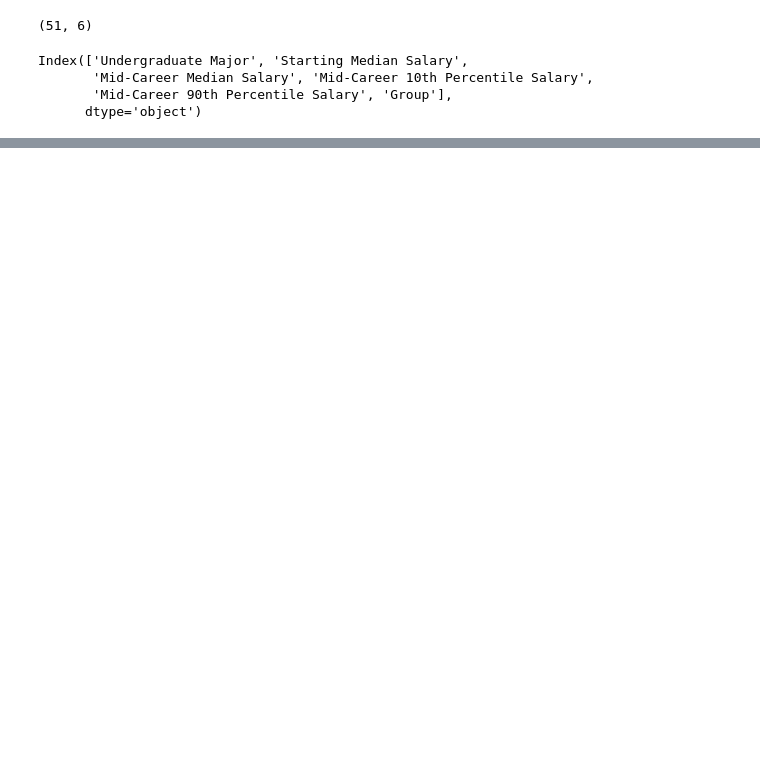
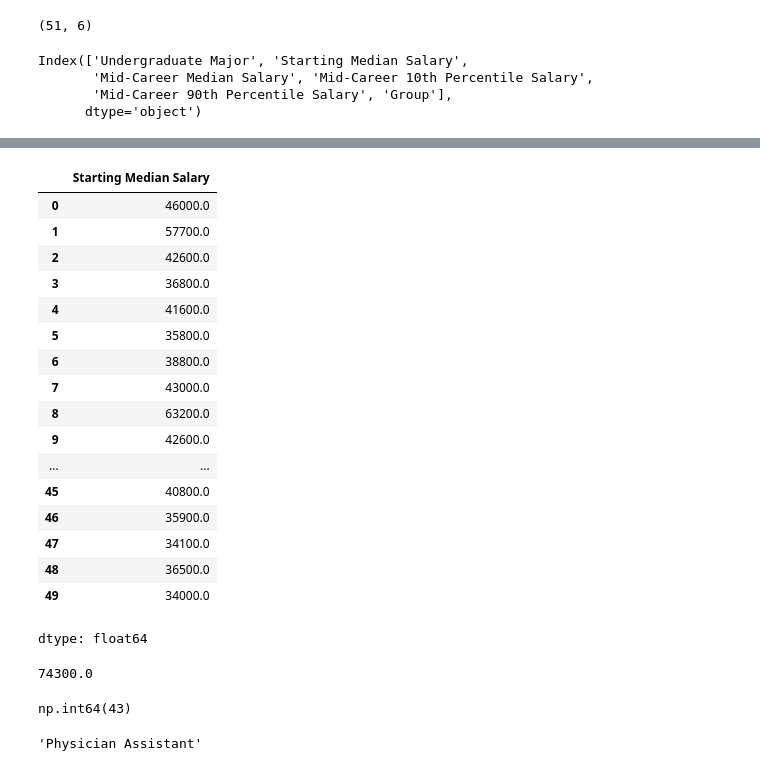
Before and after one commit to ACEKaito1412/100DaysOfCodingPython, a Jupyter notebook: day_72/data_exploration.ipynb, the cells around one changed output, grey strips where cells are left out. Saved outputs shown, nothing was run; the diff lists cells and outputs as text; code cells hidden in the pictures; blank space fills up the shorter version.

```diff
--- a/day_72/data_exploration.ipynb
+++ b/day_72/data_exploration.ipynb
@@ -59,3 +77,39 @@ clean_df.tail()
 | 47 | Religion | 34100.0 | 52000.0 | 29700.0 | ... |
 | 48 | Sociology | 36500.0 | 58200.0 | 30700.0 | ... |
 | 49 | Spanish | 34000.0 | 53100.0 | 31000.0 | ... |
+# %%
+clean_df['Starting Median Salary']
+# %% [output]
+|  | Starting Median Salary |
+| 0 | 46000.0 |
+| 1 | 57700.0 |
+| 2 | 42600.0 |
+| 3 | 36800.0 |
+| 4 | 41600.0 |
+| 5 | 35800.0 |
+| 6 | 38800.0 |
+| 7 | 43000.0 |
+| 8 | 63200.0 |
+| 9 | 42600.0 |
+| ... | ... |
+| 45 | 40800.0 |
+| 46 | 35900.0 |
+| 47 | 34100.0 |
+| 48 | 36500.0 |
+| 49 | 34000.0 |
+dtype: float64
+# %%
+# getting the highest starting salary
+clean_df['Starting Median Salary'].max()
+# %% [output]
+74300.0
+# %%
+# this will get the id of the highest number from the column
+clean_df['Starting Median Salary'].idxmax()
+# %% [output]
+np.int64(43)
+# %%
+# now that we know its id, we can now check what is the major
+clean_df['Undergraduate Major'].loc[43]
+# %% [output]
+'Physician Assistant'
```
Also changed, not shown: parts of 12 cells of this notebook.
